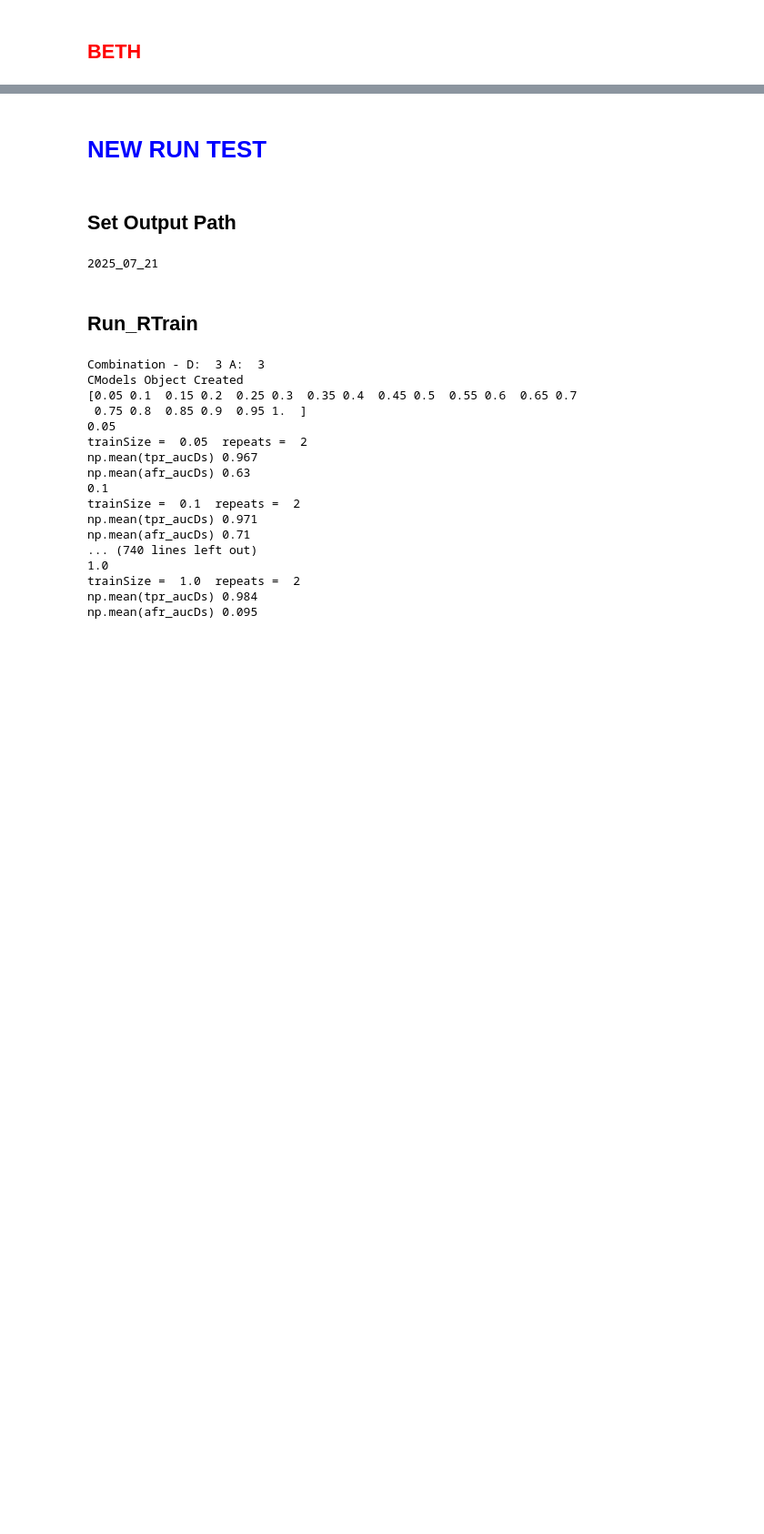
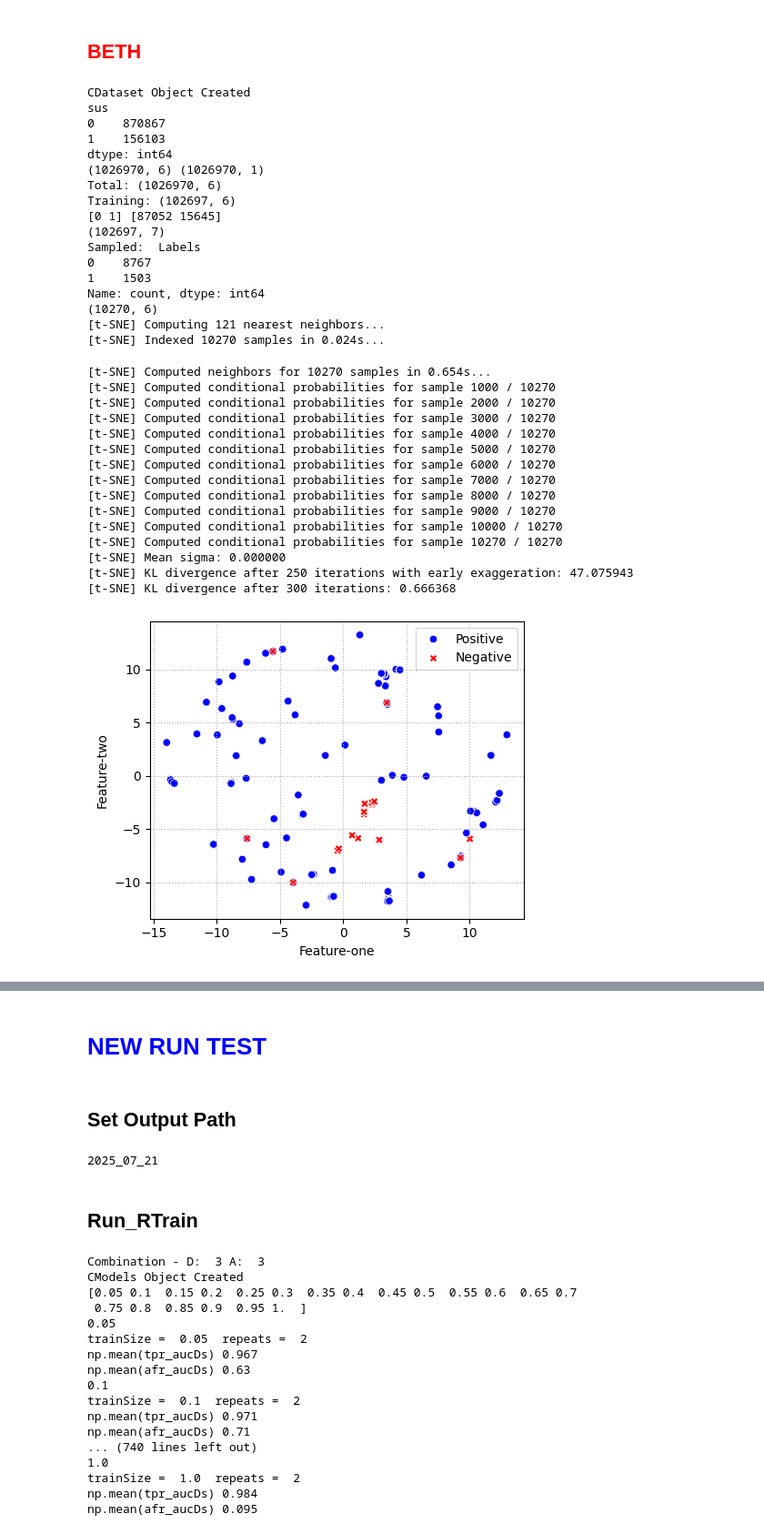
Before and after one commit to apachetechnology/AdvFailureCurves, a Jupyter notebook: nbMainExperiments.ipynb, the cells around one changed output, grey strips where cells are left out. Shown: that part at 91% size. Drawn from its saved outputs; the diff is of its cells as text; code cells hidden in the pictures; blank space fills up the shorter version.

```diff
--- a/nbMainExperiments.ipynb
+++ b/nbMainExperiments.ipynb
@@ -82,2 +117,47 @@ tSNEPlots(df, listLabels=['Positive', 'Negative'],
 # %% [markdown]
 ## <font color='red'> BETH </font>
+# %%
+objDS = CDataset()
+
+strFileName = r'../DATA/Beth_16Aug2023.csv'
+df = Beth(objDS, strFileName, nExp=1)
+df = df.sample(frac=0.1)
+print('Sampled: ', df['Labels'].value_counts())
+
+strOutputFile = './local-data/tsneBeth_train.pdf'
+tSNEPlots(df, listLabels=['Positive', 'Negative'],
+          strOutputFile=strOutputFile)
+# %% [output]
+CDataset Object Created
+sus
+0    870867
+1    156103
+dtype: int64
+(1026970, 6) (1026970, 1)
+Total: (1026970, 6)
+Training: (102697, 6)
+[0 1] [87052 15645]
+(102697, 7)
+Sampled:  Labels
+0    8767
+1    1503
+Name: count, dtype: int64
+(10270, 6)
+[t-SNE] Computing 121 nearest neighbors...
+[t-SNE] Indexed 10270 samples in 0.024s...
+[t-SNE] Computed neighbors for 10270 samples in 0.654s...
+[t-SNE] Computed conditional probabilities for sample 1000 / 10270
+[t-SNE] Computed conditional probabilities for sample 2000 / 10270
+[t-SNE] Computed conditional probabilities for sample 3000 / 10270
+[t-SNE] Computed conditional probabilities for sample 4000 / 10270
+[t-SNE] Computed conditional probabilities for sample 5000 / 10270
+[t-SNE] Computed conditional probabilities for sample 6000 / 10270
+[t-SNE] Computed conditional probabilities for sample 7000 / 10270
+[t-SNE] Computed conditional probabilities for sample 8000 / 10270
+[t-SNE] Computed conditional probabilities for sample 9000 / 10270
+[t-SNE] Computed conditional probabilities for sample 10000 / 10270
+[t-SNE] Computed conditional probabilities for sample 10270 / 10270
+[t-SNE] Mean sigma: 0.000000
+[t-SNE] KL divergence after 250 iterations with early exaggeration: 47.075943
+[t-SNE] KL divergence after 300 iterations: 0.666368
+[figure, added]
```
Also changed, not shown: parts of 6 cells of this notebook, 4 other files.
